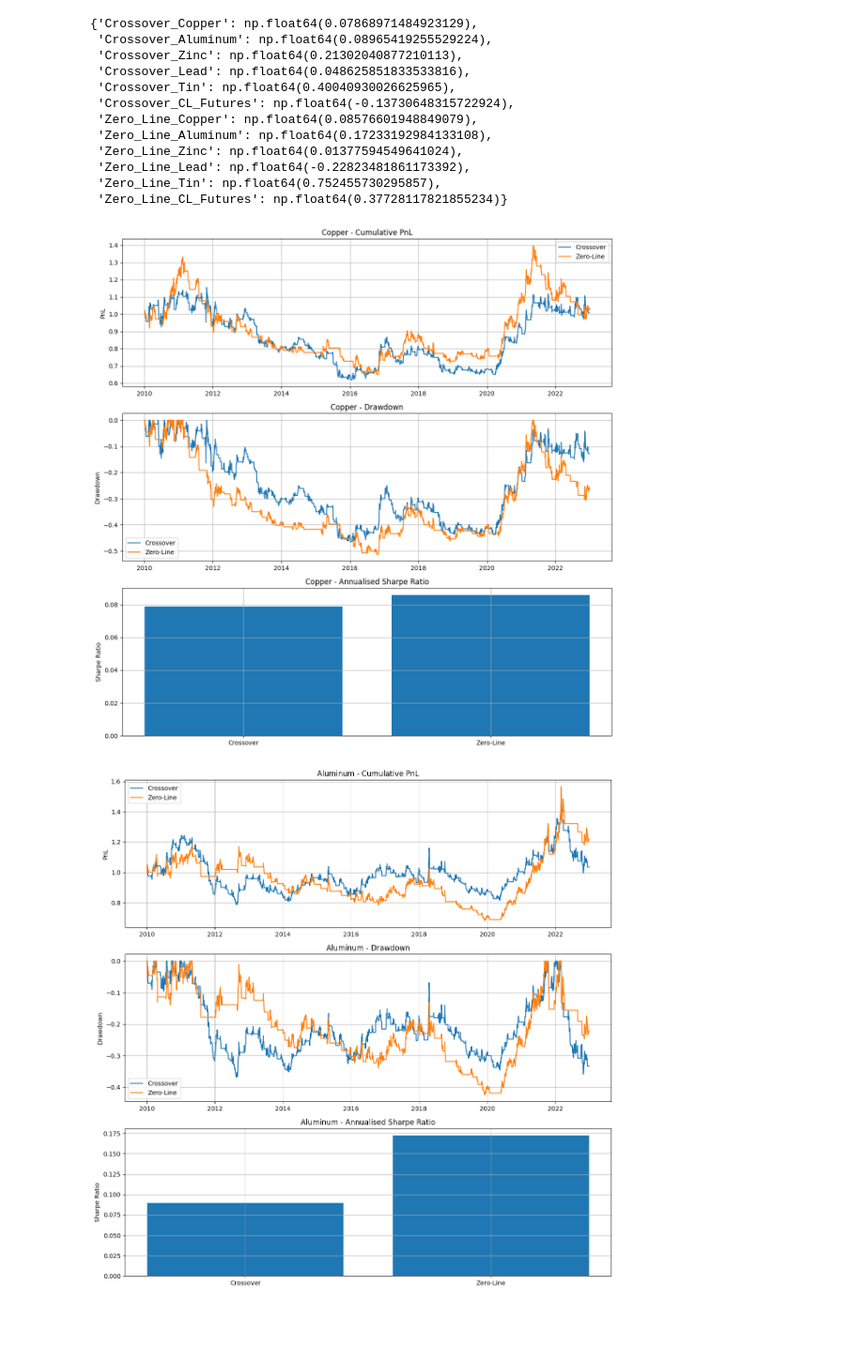
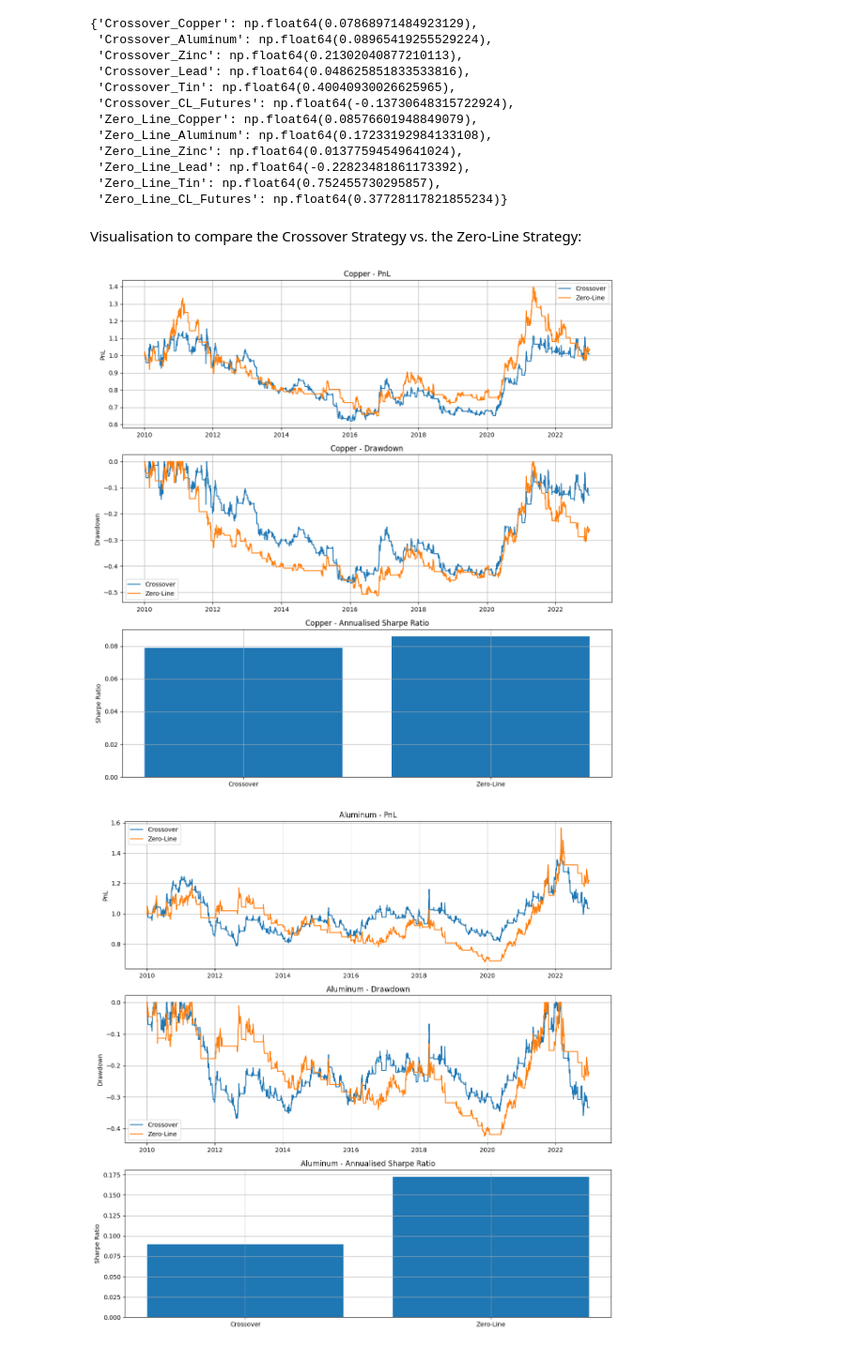
Before and after one commit to ArchisaBiswas/OilDesk-Intern-Assessment___Submission, a Jupyter notebook: solutions/question_4.ipynb, the cells around one changed output. Shown at 94% size. Saved outputs shown, nothing was run; the diff lists cells and outputs as text; code cells hidden in the pictures; blank space fills up the shorter version.

```diff
--- a/solutions/question_4.ipynb
+++ b/solutions/question_4.ipynb
@@ -296,27 +310,29 @@ annual_sharpe_ratios
  'Zero_Line_Lead': np.float64(-0.22823481861173392),
  'Zero_Line_Tin': np.float64(0.752455730295857),
  'Zero_Line_CL_Futures': np.float64(0.37728117821855234)}
+# %% [markdown]
+Visualisation to compare the Crossover Strategy vs. the Zero-Line Strategy:
 # %%
 for asset in assets:
 
     fig, axes = plt.subplots(3, 1, figsize=(12, 12))
 
 
-    # Cumulative PnL:
+    # PnL:
 
     axes[0].plot(
         metrics_df["Dates"],
-        metrics_df[f"Crossover_{asset}_cumulative_pnl"],
+        metrics_df[f"Crossover_{asset}_PnL"],
         label="Crossover"
     )
 
     axes[0].plot(
         metrics_df["Dates"],
-        metrics_df[f"Zero_Line_{asset}_cumulative_pnl"],
+        metrics_df[f"Zero_Line_{asset}_PnL"],
         label="Zero-Line"
     )
 
-    axes[0].set_title(f"{asset} - Cumulative PnL")
+    axes[0].set_title(f"{asset} - PnL")
 
     axes[0].set_ylabel("PnL")
 
@@ -327,9 +343,9 @@ for asset in assets:
 
     # Annualised Sharpe Ratio:
 
-    crossover_sharpe = annual_sharpe_ratios[f"Crossover_{asset}"]
+    crossover_sharpe = annualised_sharpe_ratios[f"Crossover_{asset}"]
 
-    zero_sharpe = annual_sharpe_ratios[f"Zero_Line_{asset}"]
+    zero_sharpe = annualised_sharpe_ratios[f"Zero_Line_{asset}"]
 
     axes[2].bar(
         ["Crossover", "Zero-Line"],
@@ -341,34 +357,34 @@ for asset in assets:
     axes[2].set_ylabel("Sharpe Ratio")
 
     axes[2].grid(True)
 
 
     # Drawdown:
 
     axes[1].plot(
         metrics_df["Dates"],
-        metrics_df[f"Crossover_{asset}_drawdown"],
+        metrics_df[f"Crossover_{asset}_Drawdown"],
         label="Crossover"
     )
 
     axes[1].plot(
         metrics_df["Dates"],
-        metrics_df[f"Zero_Line_{asset}_drawdown"],
+        metrics_df[f"Zero_Line_{asset}_Drawdown"],
         label="Zero-Line"
     )
 
     axes[1].set_title(f"{asset} - Drawdown")
 
     axes[1].set_ylabel("Drawdown")
 
     axes[1].legend()
 
     axes[1].grid(True)
 
 
     plt.tight_layout()
 
     plt.show()
 # %% [output]
-[figure, old version]
+[figure, new version]
-[figure, old version]
+[figure, new version]
```
Also changed, not shown: parts of 15 cells of this notebook, 7 other files.
